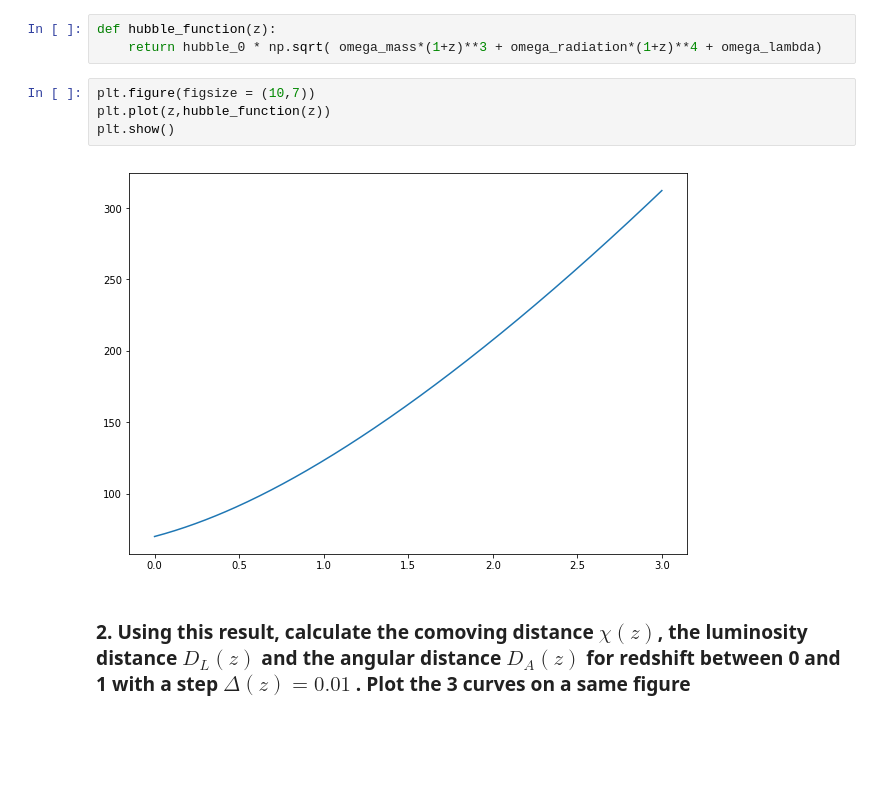
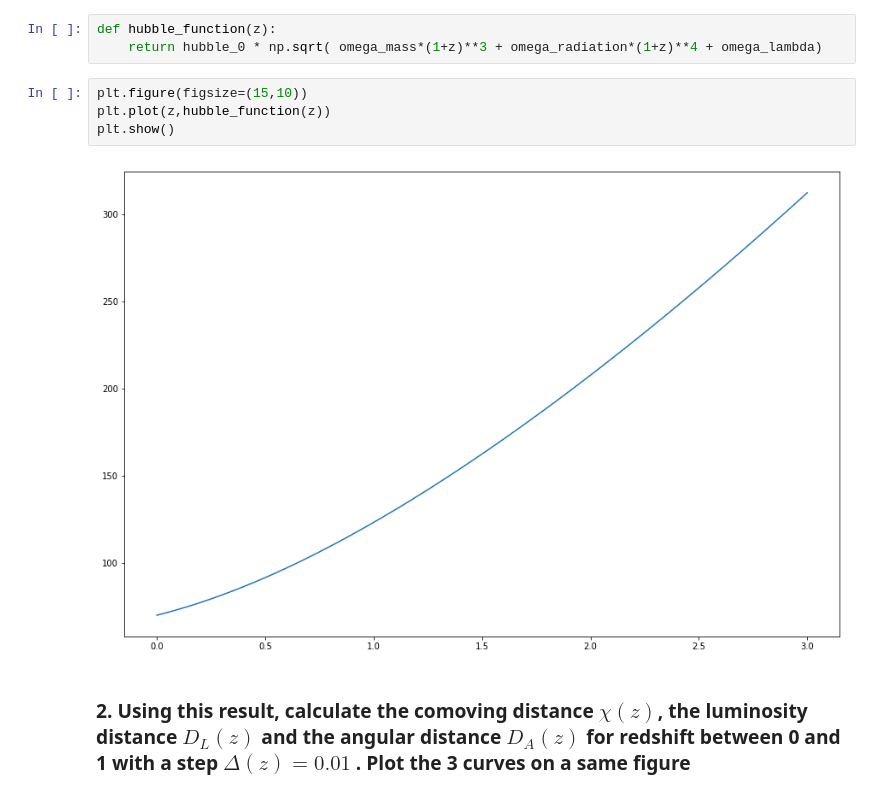
Before and after one commit to ignacio-vc/CosmoClusters, a Jupyter notebook: Ignacio/7Feb.ipynb, the cells around one changed output. Saved outputs shown, nothing was run; the diff lists cells and outputs as text; blank space fills up the shorter version.

```diff
--- a/Ignacio/7Feb.ipynb
+++ b/Ignacio/7Feb.ipynb
@@ -33,11 +34,11 @@ z = np.arange(0,3.01,0.01)
 def hubble_function(z):
     return hubble_0 * np.sqrt( omega_mass*(1+z)**3 + omega_radiation*(1+z)**4 + omega_lambda)
 # %%
-plt.figure(figsize = (10,7))
+plt.figure(figsize=(15,10))
 plt.plot(z,hubble_function(z))
 plt.show()
 # %% [output]
-[figure, old version]
+[figure, new version]
 # %% [markdown]
 ### 2. Using this result, calculate the comoving distance $\chi(z)$, the luminosity distance $D_L(z)$ and the angular distance $D_A(z)$ for redshift between 0 and 1 with a step $\Delta(z) = 0.01$ . Plot the 3 curves on a same figure
 # %%
```
Also changed, not shown: parts of 26 cells of this notebook, 13 other files.
